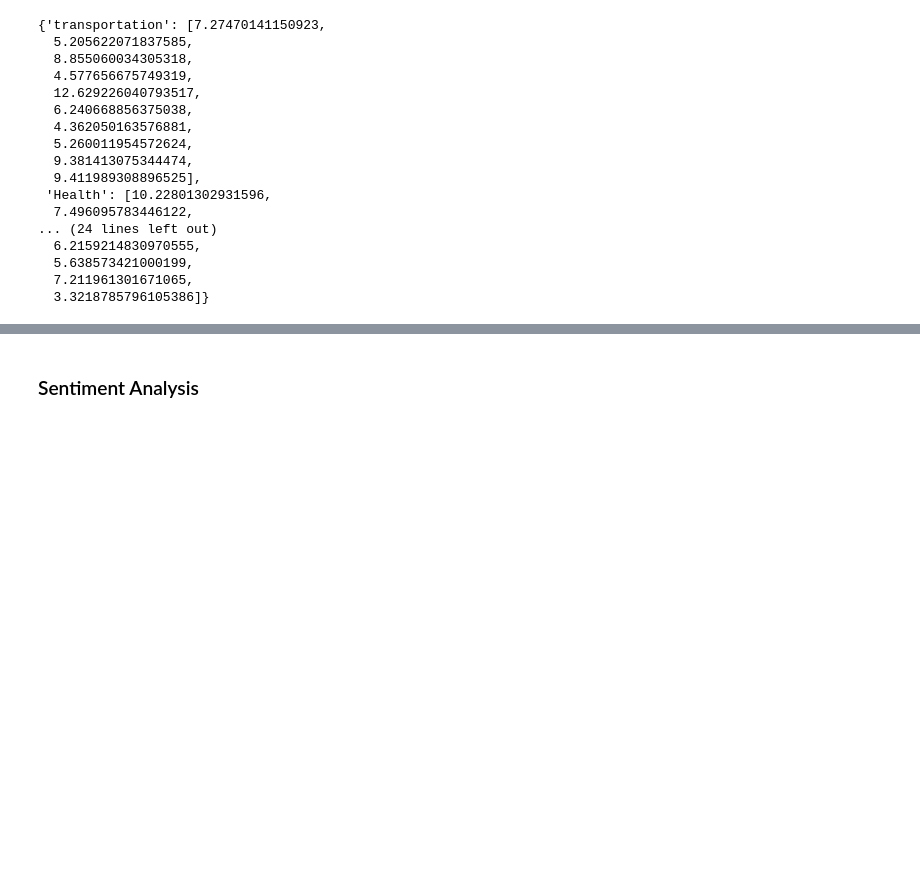
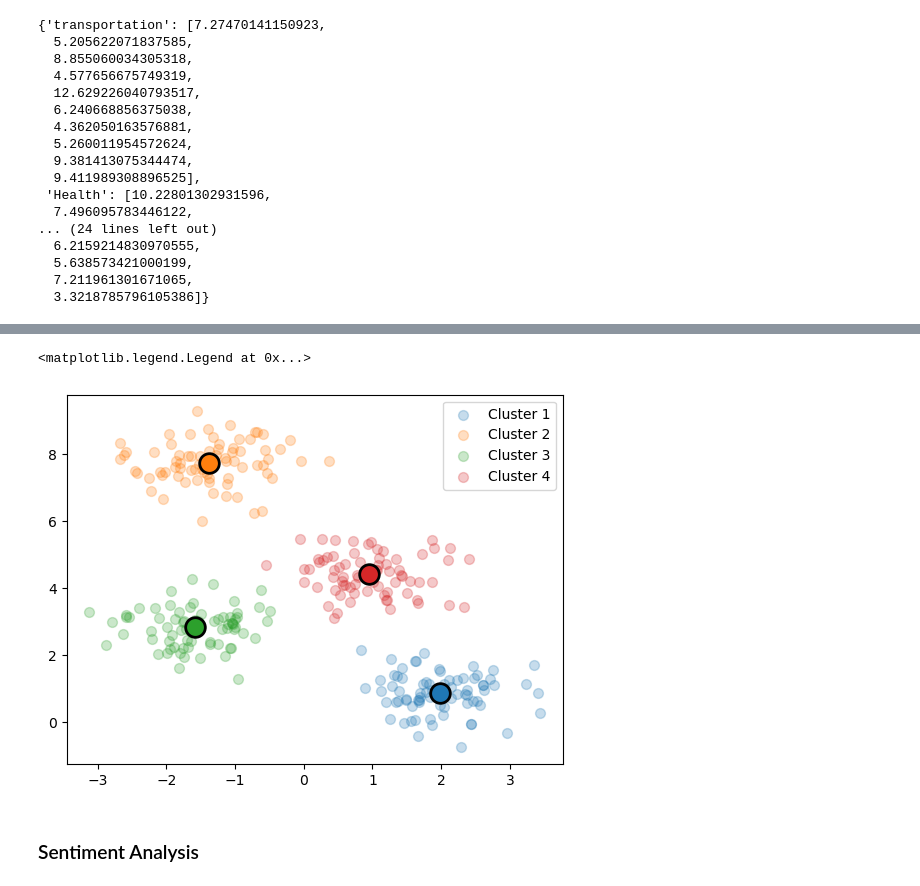
Before and after one commit to heiditam/SDOH_transportation, a Jupyter notebook: sdoh.ipynb, the cells around one changed output, grey strips where cells are left out. Cells and saved outputs as stored; diff of their text form; code cells hidden in the pictures; blank space fills up the shorter version.

```diff
--- a/sdoh.ipynb
+++ b/sdoh.ipynb
@@ -620,3 +800,38 @@ topic_count_dict
+# %%
+### EXAMPLE ---
+from sklearn.cluster import KMeans
+from sklearn.datasets import make_blobs
+from itertools import cycle
+import matplotlib.pyplot as plt
+import matplotlib.cm as cm
+
+n_clusters = 4
+X, y_true = make_blobs(n_samples=300, centers=n_clusters,
+                       cluster_std=0.60, random_state=0)
+kmeans = KMeans(n_clusters=n_clusters)
+kmeans.fit(X)
+y_kmeans = kmeans.predict(X)
+centers = kmeans.cluster_centers_
+
+# map predictions to label
+labels = {0: "Cluster 1", 1: "Cluster 2", 2: "Cluster 3", 3: "Cluster 4"}
+
+colors = cycle(cm.tab10.colors)
+plt.figure()
+
+for i in range(n_clusters):
+    # plot one cluster for each iteration
+    color = next(colors)
+    # find indeces corresponding to cluser i
+    idx = y_kmeans == i
+    # plot cluster
+    plt.scatter(X[idx, 0], X[idx, 1], color=color, s=50, label=labels[i], alpha=0.25)
+    # plot center
+    plt.scatter(centers[i, 0], centers[i, 1], edgecolors="k", linewidth=2, color=color, s=200, alpha=1)
+plt.legend()
+# %% [output]
+<matplotlib.legend.Legend at 0x...>
+[figure, added]
 # %% [markdown]
 ### Sentiment Analysis
 # %% [markdown]
```
Also changed, not shown: parts of 19 cells of this notebook, 2 other files.
